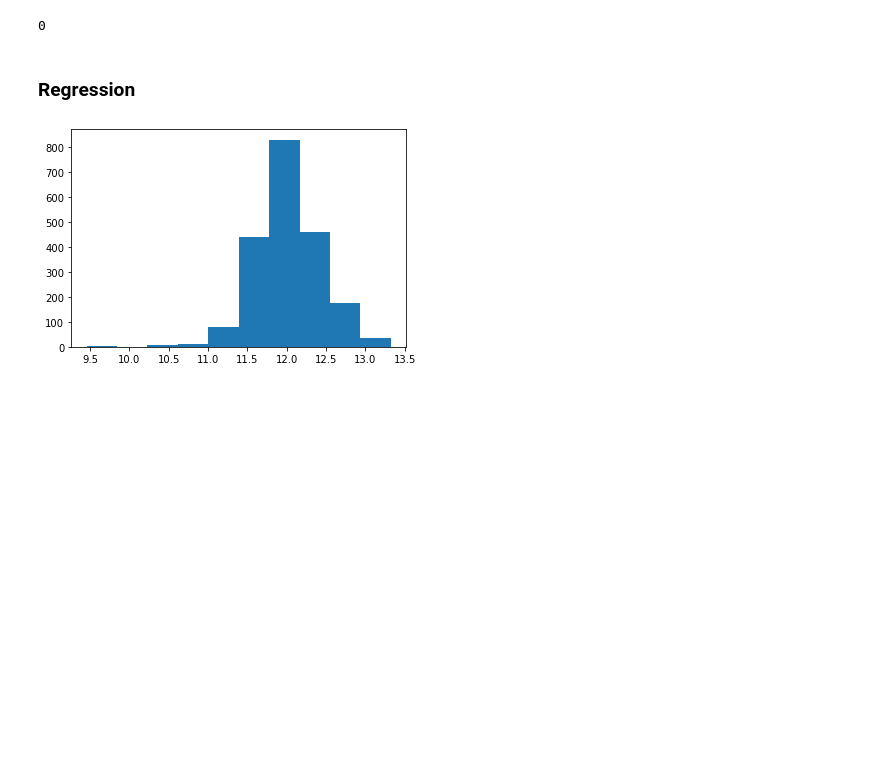
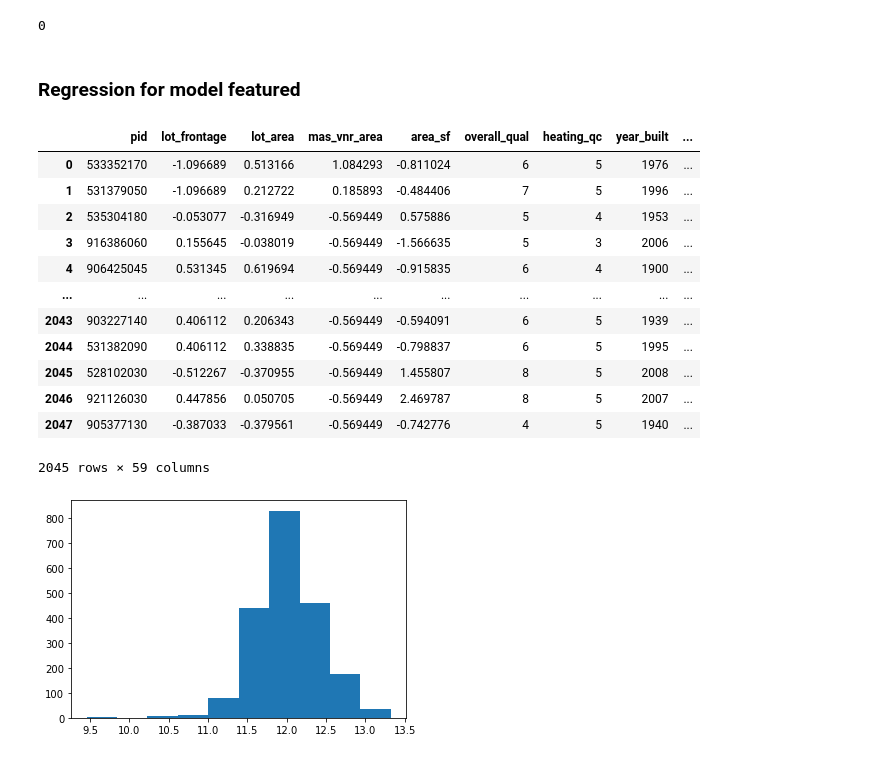
Before and after one commit to sabaiitj/Ames-Housing-Data, a Jupyter notebook: Saba_project_2_EDA.ipynb, the cells around one changed output. Saved outputs shown, nothing was run; the diff lists cells and outputs as text; code cells hidden in the pictures; blank space fills up the shorter version.

```diff
--- a/Saba_project_2_EDA.ipynb
+++ b/Saba_project_2_EDA.ipynb
@@ -2184,7 +2215,7 @@ df.isnull().sum().sum()
 # %% [output]
 0
 # %% [markdown]
-### Regression
+### Regression for model featured
 # %%
 from sklearn.preprocessing import StandardScaler
 from sklearn.linear_model import LinearRegression,\
@@ -2193,4 +2224,20 @@ from statistics import mean, stdev
 from sklearn.model_selection import cross_val_score,train_test_split
 # %%
 final_columns= ['pid']+col_tbu_model
+# %%
+df[final_columns]
+# %% [output]
+|  | pid | lot_frontage | lot_area | mas_vnr_area | area_sf | overall_qual | heating_qc | year_built | ... |
+| 0 | 533352170 | -1.096689 | 0.513166 | 1.084293 | -0.811024 | 6 | 5 | 1976 | ... |
+| 1 | 531379050 | -1.096689 | 0.212722 | 0.185893 | -0.484406 | 7 | 5 | 1996 | ... |
+| 2 | 535304180 | -0.053077 | -0.316949 | -0.569449 | 0.575886 | 5 | 4 | 1953 | ... |
+| 3 | 916386060 | 0.155645 | -0.038019 | -0.569449 | -1.566635 | 5 | 3 | 2006 | ... |
+| 4 | 906425045 | 0.531345 | 0.619694 | -0.569449 | -0.915835 | 6 | 4 | 1900 | ... |
+| ... | ... | ... | ... | ... | ... | ... | ... | ... | ... |
+| 2043 | 903227140 | 0.406112 | 0.206343 | -0.569449 | -0.594091 | 6 | 5 | 1939 | ... |
+| 2044 | 531382090 | 0.406112 | 0.338835 | -0.569449 | -0.798837 | 6 | 5 | 1995 | ... |
+| 2045 | 528102030 | -0.512267 | -0.370955 | -0.569449 | 1.455807 | 8 | 5 | 2008 | ... |
+| 2046 | 921126030 | 0.447856 | 0.050705 | -0.569449 | 2.469787 | 8 | 5 | 2007 | ... |
+| 2047 | 905377130 | -0.387033 | -0.379561 | -0.569449 | -0.742776 | 4 | 5 | 1940 | ... |
+2045 rows × 59 columns
 # %%
```
Also changed, not shown: parts of 77 cells of this notebook, 4 other files.
